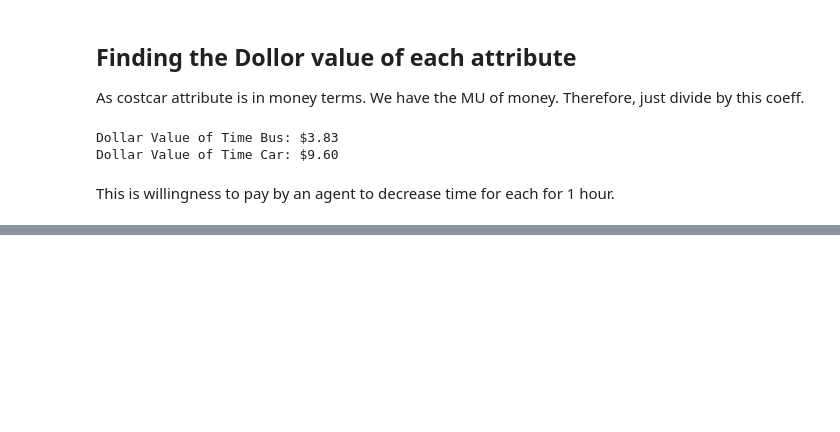
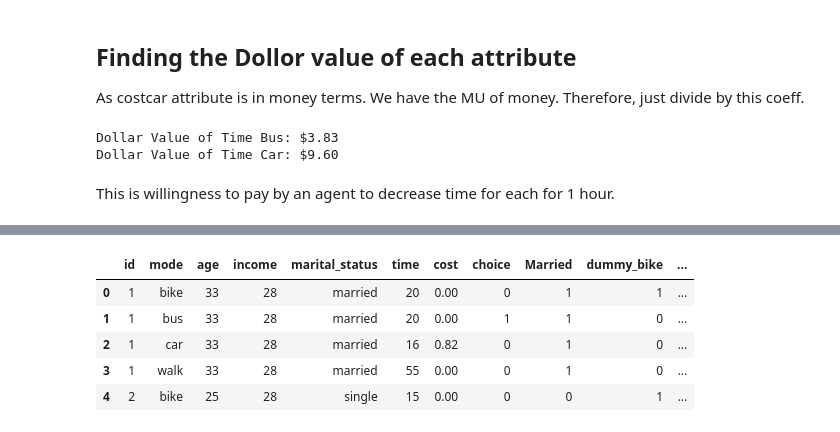
Before and after one commit to M-Naderitabar/StructuralEconometrics, a Jupyter notebook: Structural Econometrics Projects/Topics in Advanced Econometrics/2- Logit/LogitModel.ipynb, the cells around one changed output, grey strips where cells are left out. Cells and saved outputs as stored; diff of their text form; code cells hidden in the pictures; blank space fills up the shorter version.

```diff
--- a/Structural Econometrics Projects/Topics in Advanced Econometrics/2- Logit/LogitModel.ipynb
+++ b/Structural Econometrics Projects/Topics in Advanced Econometrics/2- Logit/LogitModel.ipynb
@@ -153,0 +240,38 @@ time.bus          0.1359      0.029      4.719      0.000       0.079       0.19
+# %%
+df = pd.read_csv('C:\\Users\\moham\\My Drive\\Projects\\Structural Econometrics Projects\\Topics in Advanced Econometrics\\2- Logit\\commute_multinomial.csv')
+# %%
+# List of modes
+modes = ['bike', 'bus', 'car', 'walk']
+
+# Reshape the DataFrame
+rows = []
+for index, row in df.iterrows():
+    for mode in modes:
+        rows.append({
+            'id': row['id'],
+            'mode': mode,
+            'age': row['age'],
+            'income': row['income'],
+            'marital_status': row['marital_status'],
+            'time': row[f'time.{mode}'],
+            'cost': row[f'cost.{mode}'],
+            'choice': 1 if row['mode'] == mode else 0
+        })
+
+df_long = pd.DataFrame(rows)
+
+df_long['Married'] = (df_long['marital_status'] == 'married').astype(int)
+# Reorder columns
+
+for mode in modes:
+    df_long[f'dummy_{mode}'] = (df_long['mode'] == mode).astype(int)
+    df_long[f'time_{mode}'] = df_long['time'] * df_long[f'dummy_{mode}']
+# %%
+df_long.head()
+# %% [output]
+|  | id | mode | age | income | marital_status | time | cost | choice | Married | dummy_bike | ... |
+| 0 | 1 | bike | 33 | 28 | married | 20 | 0.00 | 0 | 1 | 1 | ... |
+| 1 | 1 | bus | 33 | 28 | married | 20 | 0.00 | 1 | 1 | 0 | ... |
+| 2 | 1 | car | 33 | 28 | married | 16 | 0.82 | 0 | 1 | 0 | ... |
+| 3 | 1 | walk | 33 | 28 | married | 55 | 0.00 | 0 | 1 | 0 | ... |
+| 4 | 2 | bike | 25 | 28 | single | 15 | 0.00 | 0 | 0 | 1 | ... |
```
Also changed, not shown: parts of 30 cells of this notebook, 4 other files.
